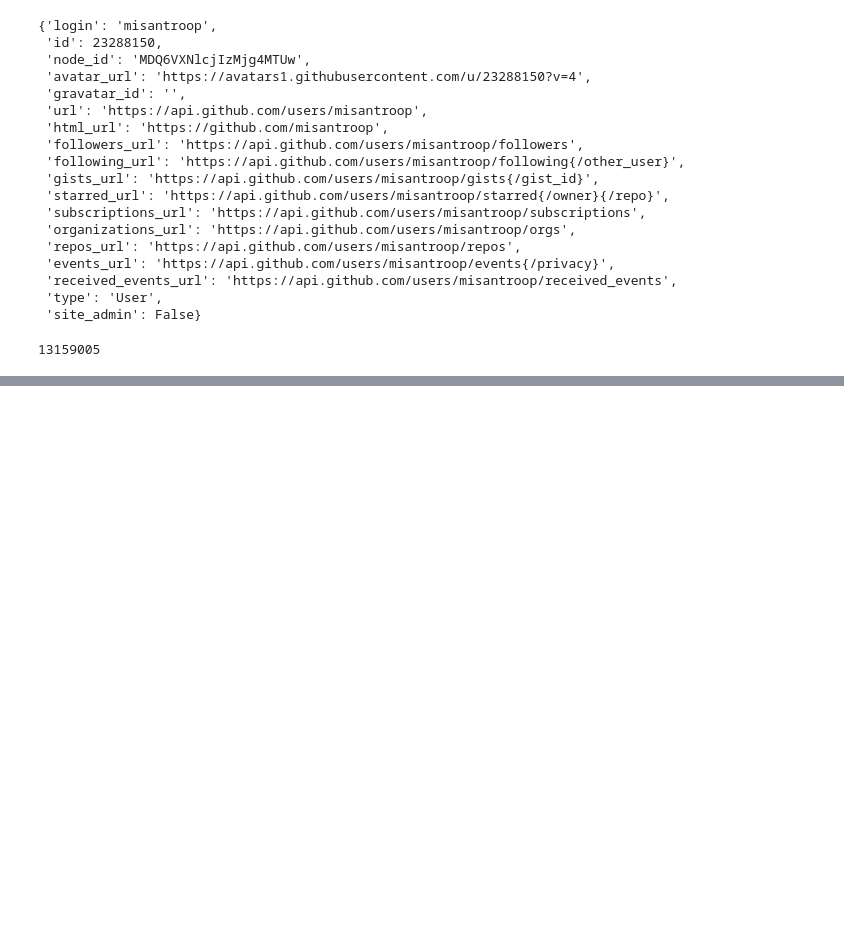
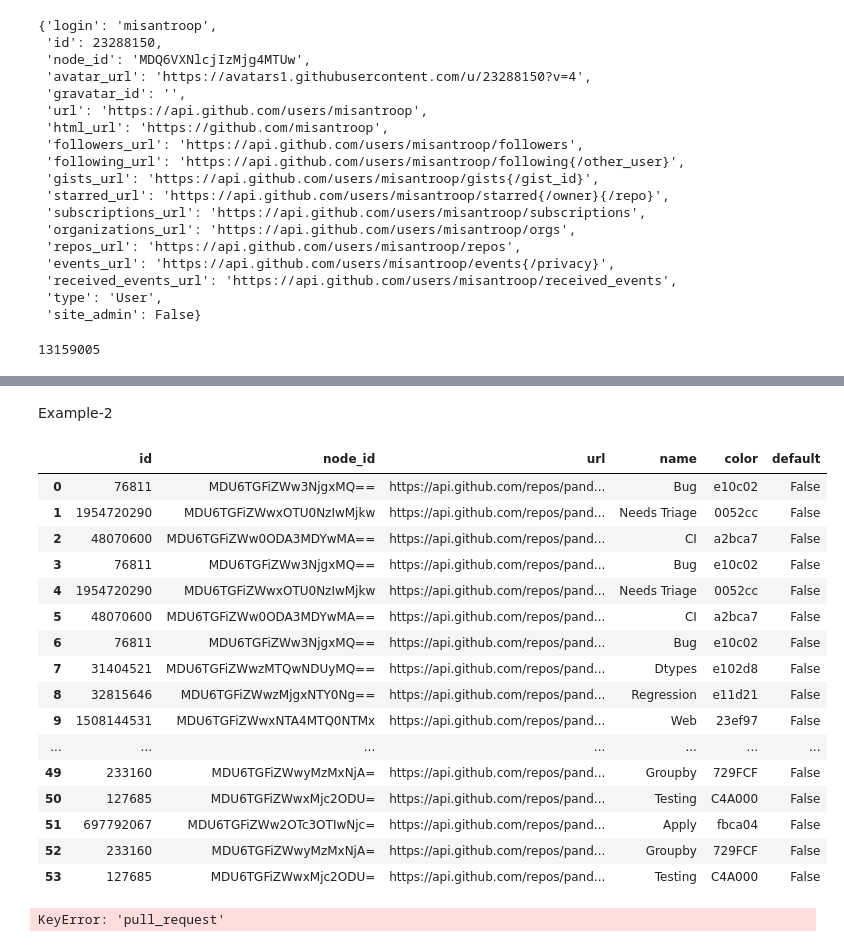
Before and after one commit to Parag18081994/Ghost, a Jupyter notebook: Python/Machine Learning iNeuron/18th_July_ML.ipynb, the cells around one changed output, grey strips where cells are left out. Drawn from its saved outputs; the diff is of its cells as text; code cells hidden in the pictures; blank space fills up the shorter version.

```diff
--- a/Python/Machine Learning iNeuron/18th_July_ML.ipynb
+++ b/Python/Machine Learning iNeuron/18th_July_ML.ipynb
@@ -408,0 +409,42 @@ issues
+# %% [markdown]
+Example-2
+# %%
+import requests
+url_1='https://api.github.com/repos/pandas-dev/pandas/issues'
+resp=requests.get(url_1)
+data=resp.json()
+main_df=pd.DataFrame(columns=['id','node_id','url','name','color','default'])
+for i in  range(30):
+    s=pd.DataFrame(data[i]['labels'],columns=['id','node_id','url','name','color','default'])
+    main_df=main_df.append(s,ignore_index=True)
+main_df
+# %% [output]
+|  | id | node_id | url | name | color | default |
+| 0 | 76811 | MDU6TGFiZWw3NjgxMQ== | https://api.github.com/repos/pand... | Bug | e10c02 | False |
+| 1 | 1954720290 | MDU6TGFiZWwxOTU0NzIwMjkw | https://api.github.com/repos/pand... | Needs Triage | 0052cc | False |
+| 2 | 48070600 | MDU6TGFiZWw0ODA3MDYwMA== | https://api.github.com/repos/pand... | CI | a2bca7 | False |
+| 3 | 76811 | MDU6TGFiZWw3NjgxMQ== | https://api.github.com/repos/pand... | Bug | e10c02 | False |
+| 4 | 1954720290 | MDU6TGFiZWwxOTU0NzIwMjkw | https://api.github.com/repos/pand... | Needs Triage | 0052cc | False |
+| 5 | 48070600 | MDU6TGFiZWw0ODA3MDYwMA== | https://api.github.com/repos/pand... | CI | a2bca7 | False |
+| 6 | 76811 | MDU6TGFiZWw3NjgxMQ== | https://api.github.com/repos/pand... | Bug | e10c02 | False |
+| 7 | 31404521 | MDU6TGFiZWwzMTQwNDUyMQ== | https://api.github.com/repos/pand... | Dtypes | e102d8 | False |
+| 8 | 32815646 | MDU6TGFiZWwzMjgxNTY0Ng== | https://api.github.com/repos/pand... | Regression | e11d21 | False |
+| 9 | 1508144531 | MDU6TGFiZWwxNTA4MTQ0NTMx | https://api.github.com/repos/pand... | Web | 23ef97 | False |
+| ... | ... | ... | ... | ... | ... | ... |
+| 49 | 233160 | MDU6TGFiZWwyMzMxNjA= | https://api.github.com/repos/pand... | Groupby | 729FCF | False |
+| 50 | 127685 | MDU6TGFiZWwxMjc2ODU= | https://api.github.com/repos/pand... | Testing | C4A000 | False |
+| 51 | 697792067 | MDU6TGFiZWw2OTc3OTIwNjc= | https://api.github.com/repos/pand... | Apply | fbca04 | False |
+| 52 | 233160 | MDU6TGFiZWwyMzMxNjA= | https://api.github.com/repos/pand... | Groupby | 729FCF | False |
+| 53 | 127685 | MDU6TGFiZWwxMjc2ODU= | https://api.github.com/repos/pand... | Testing | C4A000 | False |
+# %%
+import requests
+url_1='https://api.github.com/repos/pandas-dev/pandas/issues'
+resp=requests.get(url_1)
+data=resp.json()
+main_1=pd.DataFrame(columns=['url','html_url','diff_url','patch_url'])
+for i in range(30):
+    a=pd.DataFrame(data[i]['pull_request'],columns=['url','html_url','diff_url','patch_url'])
+    main_1=main_1.append(a,ignore_index=True)
+main_1
+# %% [output]
+KeyError: 'pull_request'
```
Also changed, not shown: parts of 6 cells of this notebook, 1 other file.
